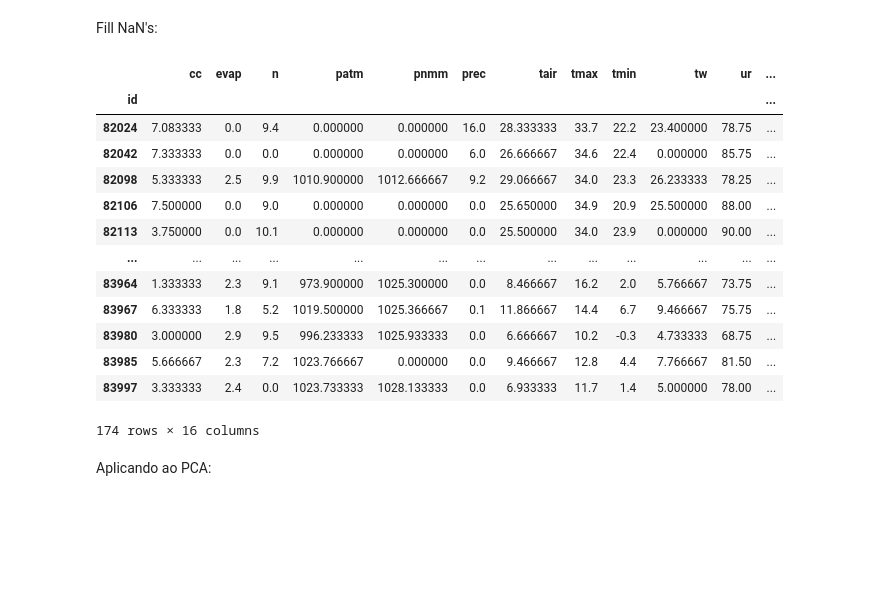
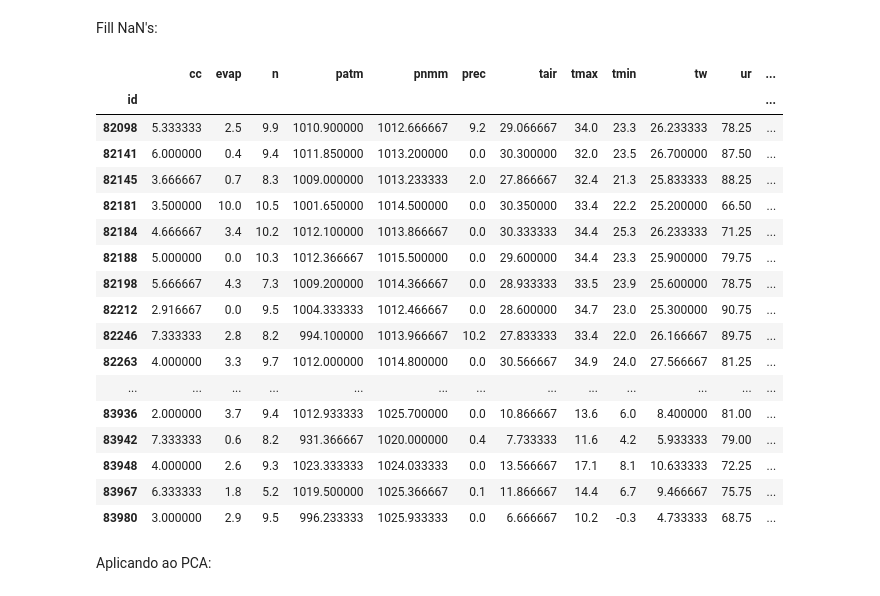
Before and after one commit to andrefellipe/ccd, a Jupyter notebook: baseline.ipynb, the cells around one changed output. Saved outputs shown, nothing was run; the diff lists cells and outputs as text; code cells hidden in the pictures; blank space fills up the shorter version.

```diff
--- a/baseline.ipynb
+++ b/baseline.ipynb
@@ -643,23 +643,28 @@ X
 # %% [markdown]
 Fill NaN's:
 # %%
-X = X.fillna(0)
+X['evap'] = X['evap'].fillna(0)
+X = X.dropna()
 X
 # %% [output]
 |  | cc | evap | n | patm | pnmm | prec | tair | tmax | tmin | tw | ur | ... |
 | id |  |  |  |  |  |  |  |  |  |  |  | ... |
-| 82024 | 7.083333 | 0.0 | 9.4 | 0.000000 | 0.000000 | 16.0 | 28.333333 | 33.7 | 22.2 | 23.400000 | 78.75 | ... |
-| 82042 | 7.333333 | 0.0 | 0.0 | 0.000000 | 0.000000 | 6.0 | 26.666667 | 34.6 | 22.4 | 0.000000 | 85.75 | ... |
 | 82098 | 5.333333 | 2.5 | 9.9 | 1010.900000 | 1012.666667 | 9.2 | 29.066667 | 34.0 | 23.3 | 26.233333 | 78.25 | ... |
-| 82106 | 7.500000 | 0.0 | 9.0 | 0.000000 | 0.000000 | 0.0 | 25.650000 | 34.9 | 20.9 | 25.500000 | 88.00 | ... |
-| 82113 | 3.750000 | 0.0 | 10.1 | 0.000000 | 0.000000 | 0.0 | 25.500000 | 34.0 | 23.9 | 0.000000 | 90.00 | ... |
+| 82141 | 6.000000 | 0.4 | 9.4 | 1011.850000 | 1013.200000 | 0.0 | 30.300000 | 32.0 | 23.5 | 26.700000 | 87.50 | ... |
+| 82145 | 3.666667 | 0.7 | 8.3 | 1009.000000 | 1013.233333 | 2.0 | 27.866667 | 32.4 | 21.3 | 25.833333 | 88.25 | ... |
+| 82181 | 3.500000 | 10.0 | 10.5 | 1001.650000 | 1014.500000 | 0.0 | 30.350000 | 33.4 | 22.2 | 25.200000 | 66.50 | ... |
+| 82184 | 4.666667 | 3.4 | 10.2 | 1012.100000 | 1013.866667 | 0.0 | 30.333333 | 34.4 | 25.3 | 26.233333 | 71.25 | ... |
+| 82188 | 5.000000 | 0.0 | 10.3 | 1012.366667 | 1015.500000 | 0.0 | 29.600000 | 34.4 | 23.3 | 25.900000 | 79.75 | ... |
+| 82198 | 5.666667 | 4.3 | 7.3 | 1009.200000 | 1014.366667 | 0.0 | 28.933333 | 33.5 | 23.9 | 25.600000 | 78.75 | ... |
+| 82212 | 2.916667 | 0.0 | 9.5 | 1004.333333 | 1012.466667 | 0.0 | 28.600000 | 34.7 | 23.0 | 25.300000 | 90.75 | ... |
+| 82246 | 7.333333 | 2.8 | 8.2 | 994.100000 | 1013.966667 | 10.2 | 27.833333 | 33.4 | 22.0 | 26.166667 | 89.75 | ... |
+| 82263 | 4.000000 | 3.3 | 9.7 | 1012.000000 | 1014.800000 | 0.0 | 30.566667 | 34.9 | 24.0 | 27.566667 | 81.25 | ... |
 | ... | ... | ... | ... | ... | ... | ... | ... | ... | ... | ... | ... | ... |
-| 83964 | 1.333333 | 2.3 | 9.1 | 973.900000 | 1025.300000 | 0.0 | 8.466667 | 16.2 | 2.0 | 5.766667 | 73.75 | ... |
+| 83936 | 2.000000 | 3.7 | 9.4 | 1012.933333 | 1025.700000 | 0.0 | 10.866667 | 13.6 | 6.0 | 8.400000 | 81.00 | ... |
+| 83942 | 7.333333 | 0.6 | 8.2 | 931.366667 | 1020.000000 | 0.4 | 7.733333 | 11.6 | 4.2 | 5.933333 | 79.00 | ... |
+| 83948 | 4.000000 | 2.6 | 9.3 | 1023.333333 | 1024.033333 | 0.0 | 13.566667 | 17.1 | 8.1 | 10.633333 | 72.25 | ... |
 | 83967 | 6.333333 | 1.8 | 5.2 | 1019.500000 | 1025.366667 | 0.1 | 11.866667 | 14.4 | 6.7 | 9.466667 | 75.75 | ... |
 | 83980 | 3.000000 | 2.9 | 9.5 | 996.233333 | 1025.933333 | 0.0 | 6.666667 | 10.2 | -0.3 | 4.733333 | 68.75 | ... |
-| 83985 | 5.666667 | 2.3 | 7.2 | 1023.766667 | 0.000000 | 0.0 | 9.466667 | 12.8 | 4.4 | 7.766667 | 81.50 | ... |
-| 83997 | 3.333333 | 2.4 | 0.0 | 1023.733333 | 1028.133333 | 0.0 | 6.933333 | 11.7 | 1.4 | 5.000000 | 78.00 | ... |
-174 rows × 16 columns
 # %% [markdown]
 Aplicando ao PCA:
 # %%
```
Also changed, not shown: parts of 5 cells of this notebook.
